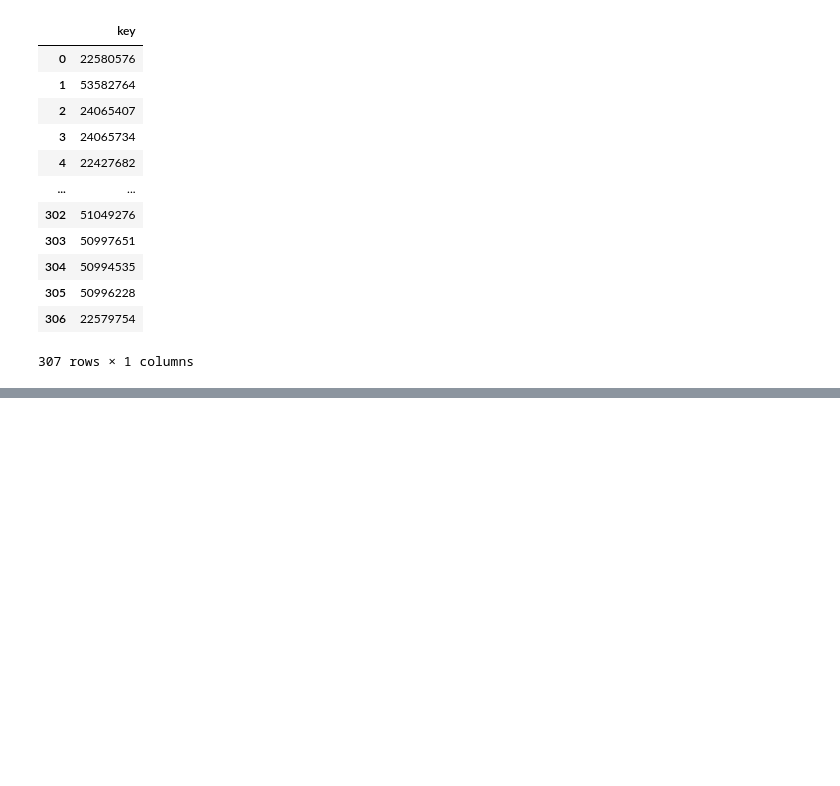
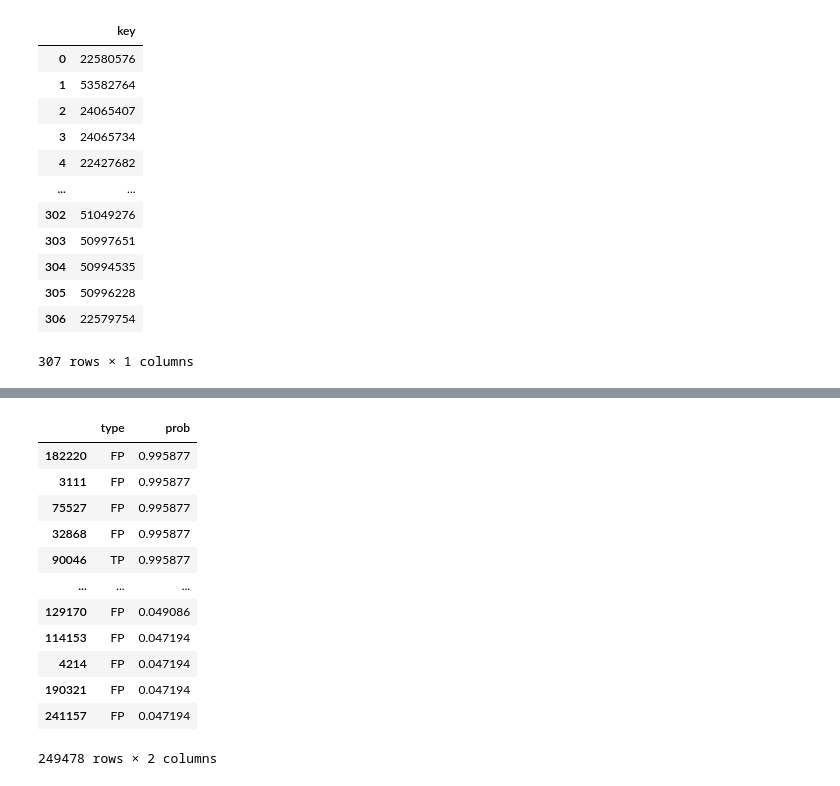
Before and after one commit to emyesme/CalcificationDetection, a Jupyter notebook: ML_structure_project.ipynb, the cells around one changed output, grey strips where cells are left out. Saved outputs shown, nothing was run; the diff lists cells and outputs as text; code cells hidden in the pictures; blank space fills up the shorter version.

```diff
--- a/ML_structure_project.ipynb
+++ b/ML_structure_project.ipynb
@@ -904,0 +1442,18 @@ len(fppi)
+# %%
+# dfROC['prob'] = [round(i,4) for i in dfROC['prob'].values]
+dfROC = dfROC.sort_values('prob', ascending=False)
+dfROC
+# %% [output]
+|  | type | prob |
+| 182220 | FP | 0.995877 |
+| 3111 | FP | 0.995877 |
+| 75527 | FP | 0.995877 |
+| 32868 | FP | 0.995877 |
+| 90046 | TP | 0.995877 |
+| ... | ... | ... |
+| 129170 | FP | 0.049086 |
+| 114153 | FP | 0.047194 |
+| 4214 | FP | 0.047194 |
+| 190321 | FP | 0.047194 |
+| 241157 | FP | 0.047194 |
+249478 rows × 2 columns
```
Also changed, not shown: parts of 82 cells of this notebook.
